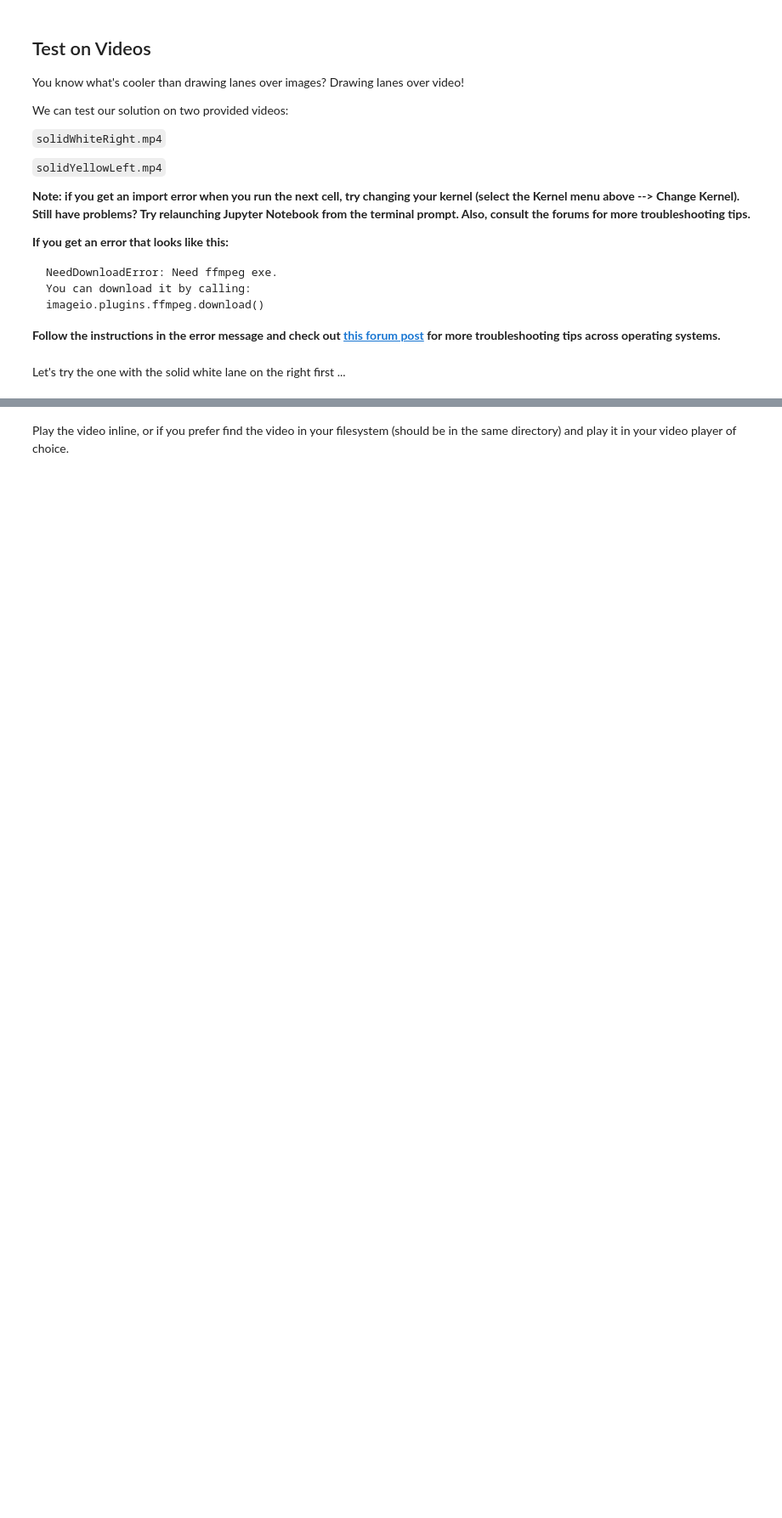
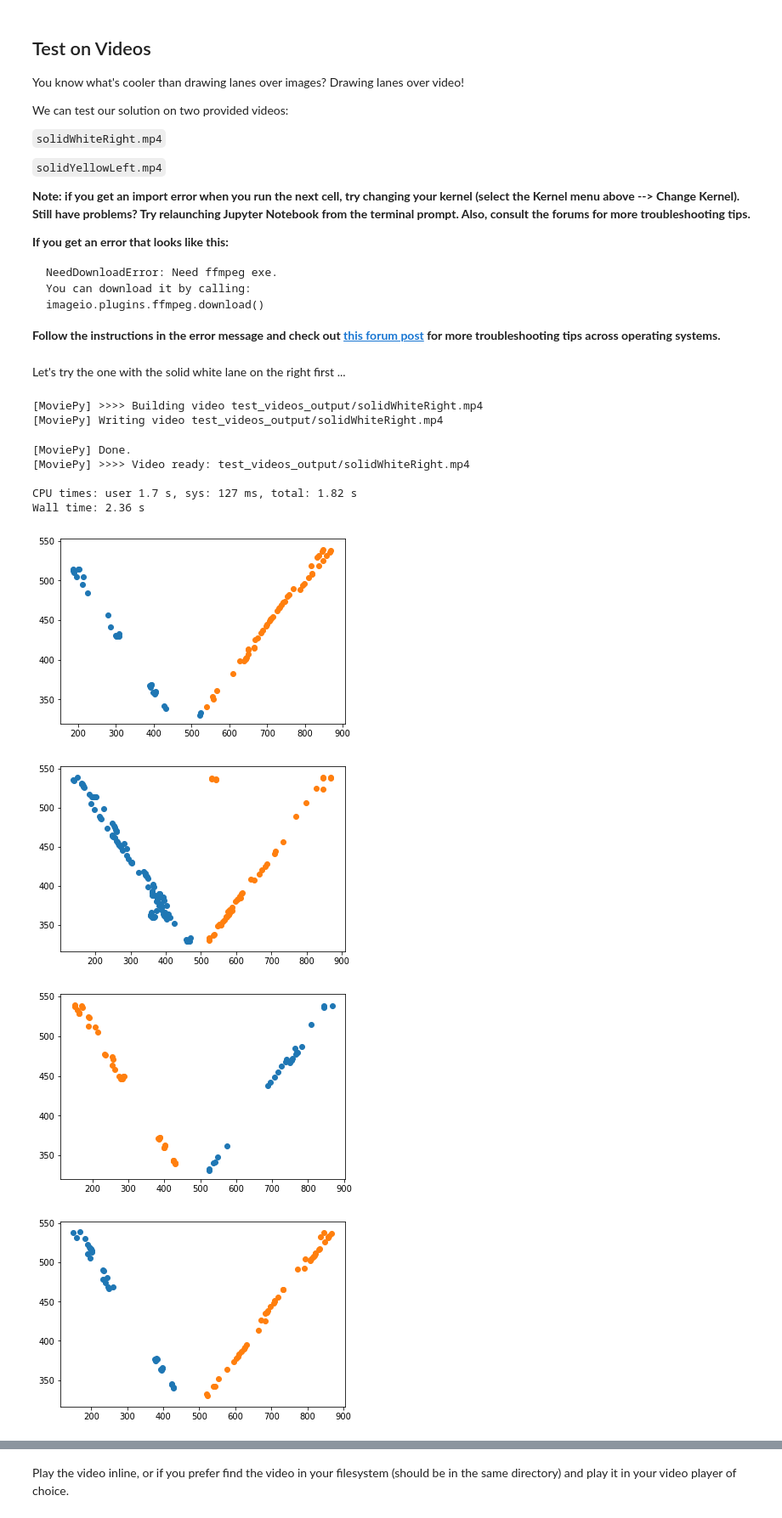
Before and after one commit to MarkCEWang/ECE493-Autonomous, a Jupyter notebook: Assignment1/P1.ipynb, the cells around one changed output, grey strips where cells are left out. Shown: that part at 85% size. Cells and saved outputs as stored; diff of their text form; code cells hidden in the pictures; blank space fills up the shorter version.

Commit message:
Video pipeline is complete. Video results are poor. Need a better method than k-means on pixel locations

```diff
--- a/Assignment1/P1.ipynb
+++ b/Assignment1/P1.ipynb
@@ -485,10 +484,3 @@ imageio.plugins.ffmpeg.download()
 # Import everything needed to edit/save/watch video clips
 from moviepy.editor import VideoFileClip
 from IPython.display import HTML
-# %%
-def process_image(image):
-    # NOTE: The output you return should be a color image (3 channel) for processing video below
-    # TODO: put your pipeline here,
-    # you should return the final output (image where lines are drawn on lanes)
-
-    return result
@@ -495,12 +625,40 @@ def process_image(image):
+# %%
+def process_image(image):
+
+    ## 1. Preprocess image and extract hough lines
+    h_lines = preprocess(image)
+
+    ## 2. Use K - Means clustering to classify left lines from right lines
+    [left_line_x, left_line_y, right_line_x, right_line_x] = kMeansLines(h_lines)
+
+    ## 3. Fit the left and right x,y pixels to 2 lines
+    [left_poly_coeffs,right_poly_coeffs] = polyFitLines(left_line_x, left_line_y, right_line_x, right_line_x)
+
+    ## 4. Using the slope and intercept, calc the vanishing and starting points of the lines
+    [left_line, right_line] = calcFinalLaneLines(left_poly_coeffs,right_poly_coeffs)
+
+    ## 5. Lastly, draw the lines on the org video frame
+    draw_lines(image, [left_line, right_line],[255,0,0], 7)
+
+    return image
 # %% [markdown]
 Let's try the one with the solid white lane on the right first ...
 # %%
 white_output = 'test_videos_output/solidWhiteRight.mp4'
-## To speed up the testing process you may want to try your pipeline on a shorter subclip of the video
-## To do so add .subclip(start_second,end_second) to the end of the line below
-## Where start_second and end_second are integer values representing the start and end of the subclip
-## You may also uncomment the following line for a subclip of the first 5 seconds
-##clip1 = VideoFileClip("test_videos/solidWhiteRight.mp4").subclip(0,5)
-clip1 = VideoFileClip("test_videos/solidWhiteRight.mp4")
+
+clip1 = VideoFileClip("test_videos/solidWhiteRight.mp4").subclip(0,1)
+# clip1 = VideoFileClip("test_videos/solidWhiteRight.mp4")
 white_clip = clip1.fl_image(process_image) #NOTE: this function expects color images!!
 %time white_clip.write_videofile(white_output, audio=False)
+# %% [output]
+[MoviePy] >>>> Building video test_videos_output/solidWhiteRight.mp4
+[MoviePy] Writing video test_videos_output/solidWhiteRight.mp4
+[MoviePy] Done.
+[MoviePy] >>>> Video ready: test_videos_output/solidWhiteRight.mp4
+
+CPU times: user 1.7 s, sys: 127 ms, total: 1.82 s
+Wall time: 2.36 s
+[figure, added]
+[figure, added]
+[figure, added]
+[figure, added]
```
Also changed, not shown: parts of 5 cells of this notebook, 2 other files.
